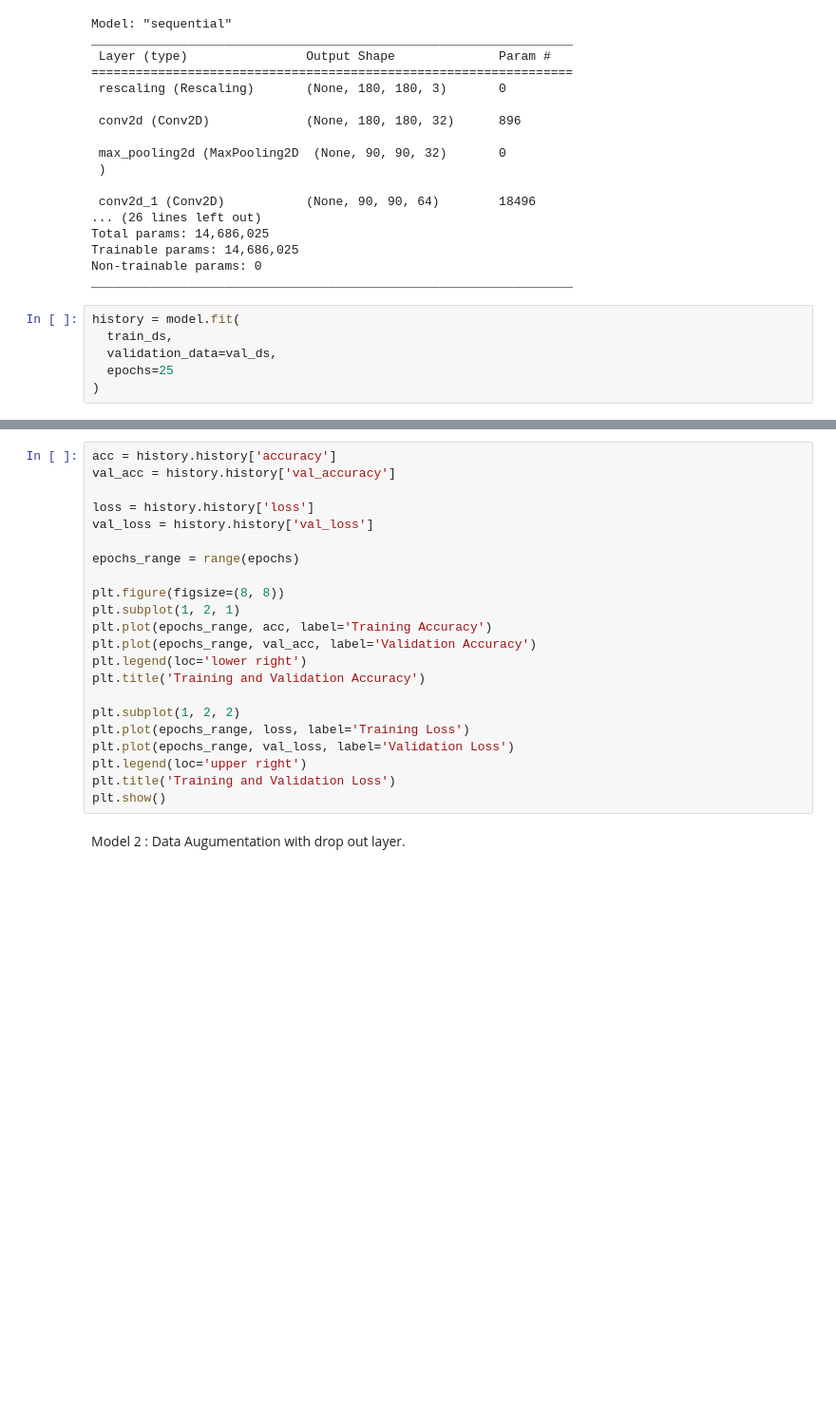
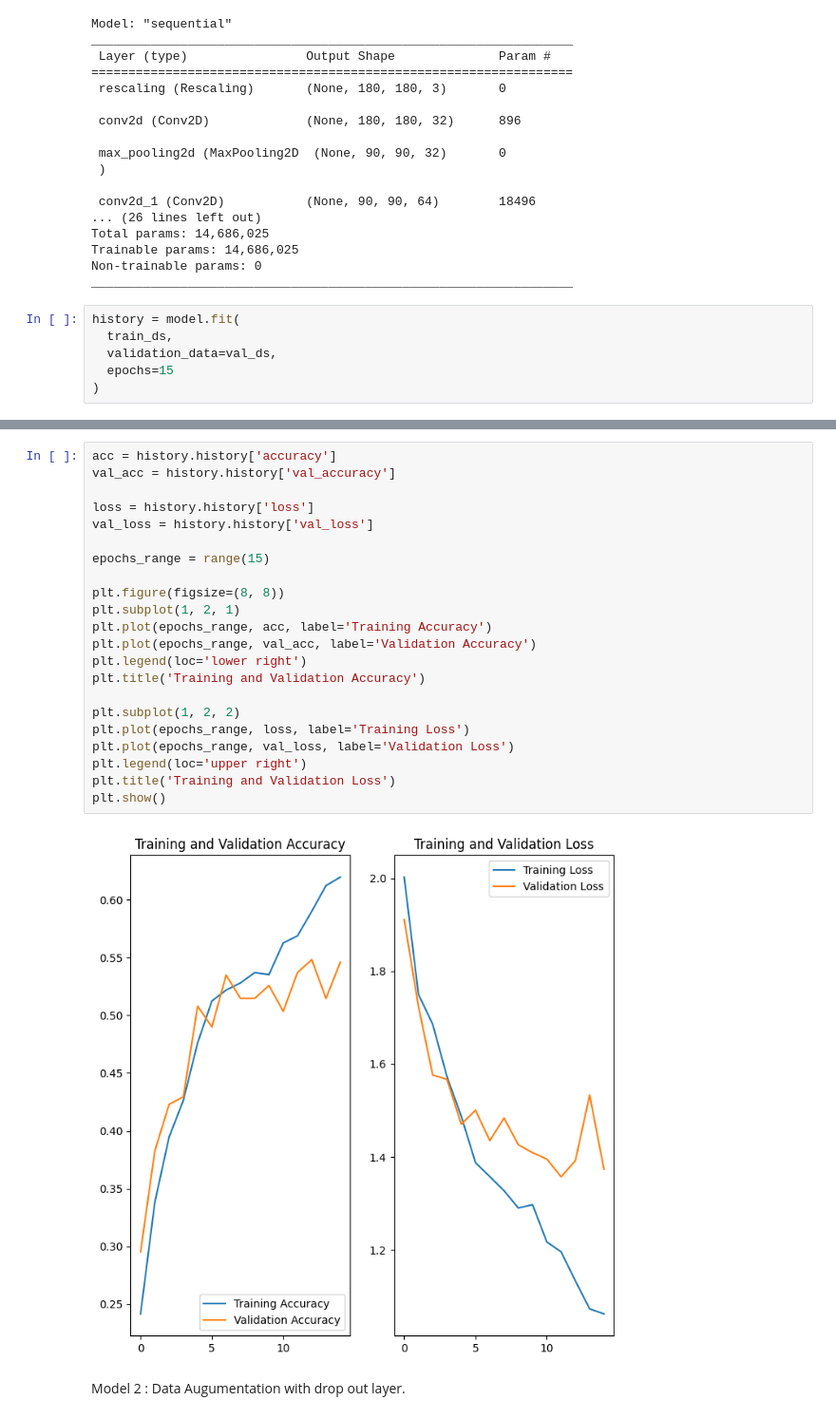
Before and after one commit to aveseq/Skin-Cancer, a Jupyter notebook: ISIC_dataset.ipynb, the cells around one changed output, grey strips where cells are left out. Shown at 95% size. Saved outputs shown, nothing was run; the diff lists cells and outputs as text; blank space fills up the shorter version.

```diff
--- a/ISIC_dataset.ipynb
+++ b/ISIC_dataset.ipynb
@@ -150,6 +150,6 @@ _________________________________________________________________
 history = model.fit(
   train_ds,
   validation_data=val_ds,
-  epochs=25
+  epochs=15
 )
 # %% [output]
@@ -159,25 +173,27 @@ Epoch 2/25
 # %%
 acc = history.history['accuracy']
 val_acc = history.history['val_accuracy']
 
 loss = history.history['loss']
 val_loss = history.history['val_loss']
 
-epochs_range = range(epochs)
+epochs_range = range(15)
 
 plt.figure(figsize=(8, 8))
 plt.subplot(1, 2, 1)
 plt.plot(epochs_range, acc, label='Training Accuracy')
 plt.plot(epochs_range, val_acc, label='Validation Accuracy')
 plt.legend(loc='lower right')
 plt.title('Training and Validation Accuracy')
 
 plt.subplot(1, 2, 2)
 plt.plot(epochs_range, loss, label='Training Loss')
 plt.plot(epochs_range, val_loss, label='Validation Loss')
 plt.legend(loc='upper right')
 plt.title('Training and Validation Loss')
 plt.show()
+# %% [output]
+[figure, added]
 # %% [markdown]
 Model 2 : Data Augumentation with drop out layer.
 # %%
```
Also changed, not shown: parts of 48 cells of this notebook.
